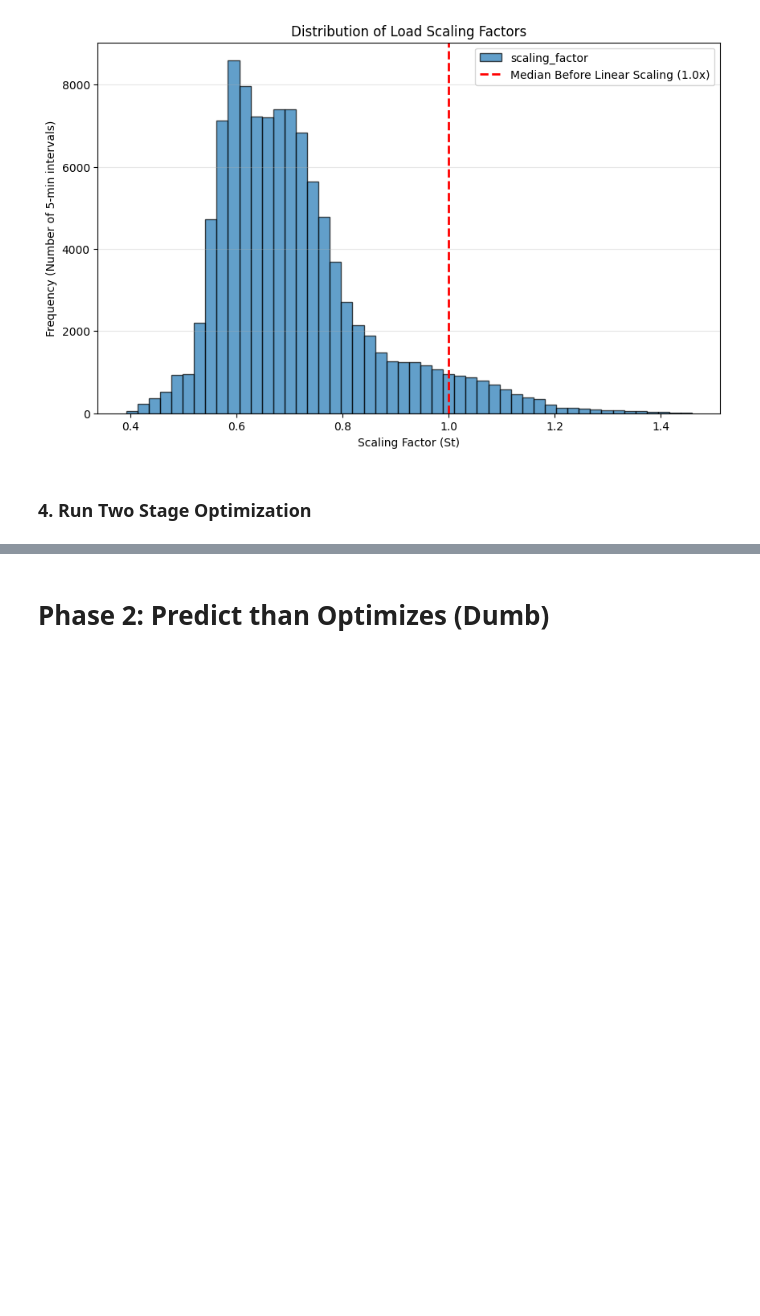
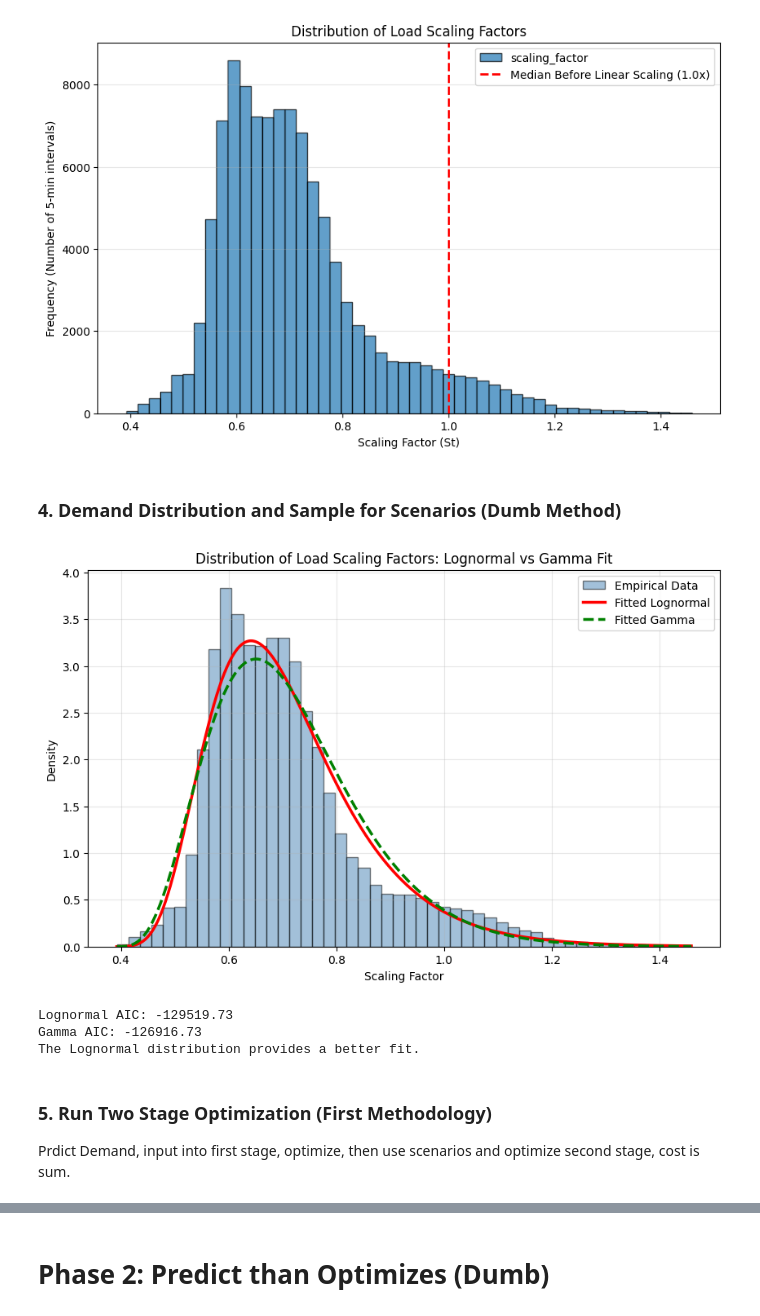
Before and after one commit to ablelloch415/PtO_ACOPF, a Jupyter notebook: Notebooks/DCOPF_v1.ipynb, the cells around one changed output, grey strips where cells are left out. Drawn from its saved outputs; the diff is of its cells as text; code cells hidden in the pictures; blank space fills up the shorter version.

Commit message:
Models running but results weird (still need to get ML model up and running for stage 2)

```diff
--- a/Notebooks/DCOPF_v1.ipynb
+++ b/Notebooks/DCOPF_v1.ipynb
@@ -279,3 +279,63 @@ scaled_nodal_demand = pd.DataFrame(
     index=df.index,                 # Your 105,000 timestamps become the rows
     columns=nodal_demand['bus_id']  # Your 118 bus IDs become the columns
 )
+# %% [markdown]
+### 4. Demand Distribution and Sample for Scenarios (Dumb Method)
+# %%
+### Fit a distribution to the scaling factors
+import scipy.stats as stats
+
+# Assuming 'df' is your DataFrame and 'scaling_factor' is the column
+# Drop any NaN values before fitting
+data = df['scaling_factor'].dropna().values
+
+shape_lognorm, loc_lognorm, scale_lognorm = stats.lognorm.fit(data)
+shape_gamma, loc_gamma, scale_gamma = stats.gamma.fit(data)
+
+x = np.linspace(data.min(), data.max(), 1000)
+pdf_lognorm = stats.lognorm.pdf(x, shape_lognorm, loc_lognorm, scale_lognorm)
+pdf_gamma = stats.gamma.pdf(x, shape_gamma, loc_gamma, scale_gamma)
+
+# --- 4. Plot the Results ---
+plt.figure(figsize=(10, 6))
+
+# Plot the empirical histogram (must set density=True to match PDF scale)
+plt.hist(data, bins=50, density=True, alpha=0.5, color='steelblue', edgecolor='black', label='Empirical Data')
+
+# Overlay the fitted PDFs
+plt.plot(x, pdf_lognorm, 'r-', lw=2.5, label='Fitted Lognormal')
+plt.plot(x, pdf_gamma, 'g--', lw=2.5, label='Fitted Gamma')
+
+plt.title('Distribution of Load Scaling Factors: Lognormal vs Gamma Fit')
+plt.xlabel('Scaling Factor')
+plt.ylabel('Density')
+plt.legend()
+plt.grid(alpha=0.3)
+plt.show()
+# %% [output]
+[figure, added]
+# %%
+# Calculate the negative log-likelihood (NLL) for both fits
+# NLL is what scipy actually minimizes during the fit
+nll_lognorm = stats.lognorm.nnlf((shape_lognorm, loc_lognorm, scale_lognorm), data)
+nll_gamma = stats.gamma.nnlf((shape_gamma, loc_gamma, scale_gamma), data)
+
+# Number of parameters (k) is 3 for both distributions (shape, loc, scale)
+k = 3
+n = len(data)
+
+# Calculate AIC: AIC = 2k - 2*ln(L)  (where -ln(L) is the NLL)
+aic_lognorm = 2 * k + 2 * nll_lognorm
+aic_gamma = 2 * k + 2 * nll_gamma
+
+print(f"Lognormal AIC: {aic_lognorm:.2f}")
+print(f"Gamma AIC: {aic_gamma:.2f}")
+
+if aic_lognorm < aic_gamma:
+    print("The Lognormal distribution provides a better fit.")
+else:
+    print("The Gamma distribution provides a better fit.")
+# %% [output]
+Lognormal AIC: -129519.73
+Gamma AIC: -126916.73
+The Lognormal distribution provides a better fit.
@@ -282,2 +352,4 @@ scaled_nodal_demand = pd.DataFrame(
 # %% [markdown]
-### 4. Run Two Stage Optimization
+### 5. Run Two Stage Optimization (First Methodology)
+
+Prdict Demand, input into first stage, optimize, then use scenarios and optimize second stage, cost is sum.
```
Also changed, not shown: parts of 6 cells of this notebook.
